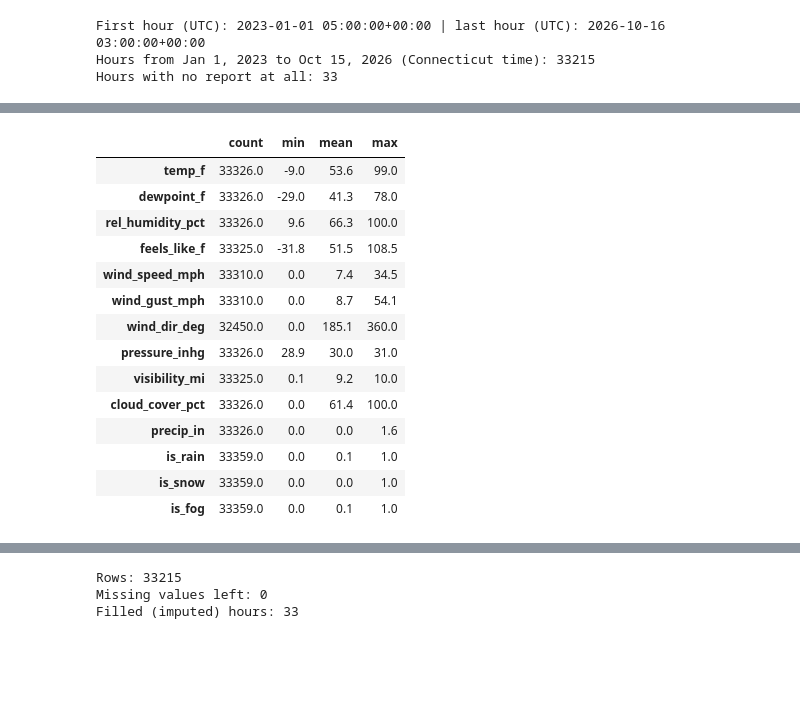
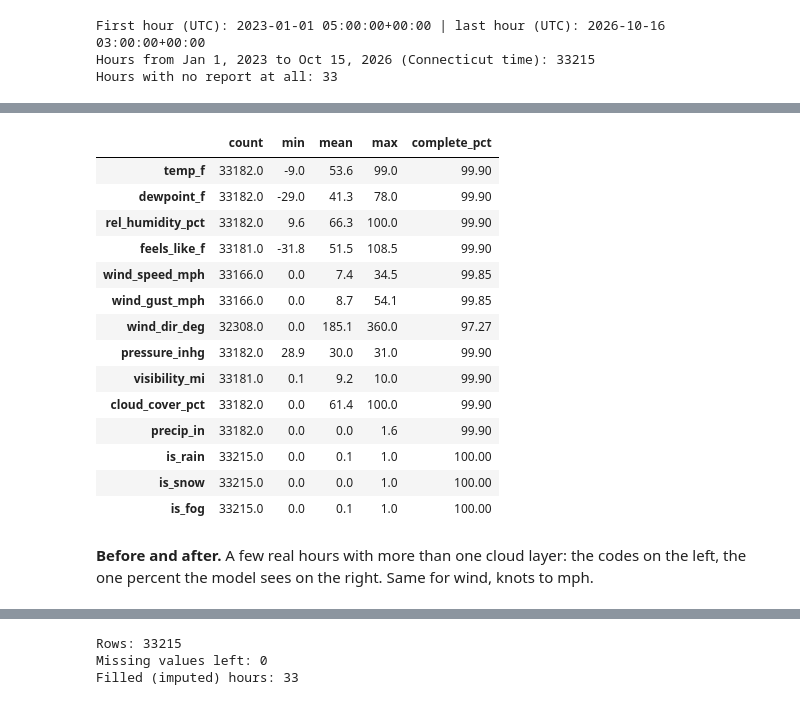
Before and after one commit to drdave-teaching/OPIM5512-notebooks, a Jupyter notebook: Module4/Lab5_Building_the_Training_Data.ipynb, the cells around one changed output, grey strips where cells are left out. Drawn from its saved outputs; the diff is of its cells as text; code cells hidden in the pictures; blank space fills up the shorter version.

```diff
--- a/Module4/Lab5_Building_the_Training_Data.ipynb
+++ b/Module4/Lab5_Building_the_Training_Data.ipynb
@@ -82,0 +109,16 @@ Reports with a 2nd cloud layer: 25610
+# %%
+# Reports per calendar day (Connecticut time). 24 = one routine report per hour.
+per_day = raw.set_index("valid").tz_convert("America/New_York").resample("D").size()
+per_day = per_day.loc["2023-01-01":"2026-10-15"]
+
+fig, ax = plt.subplots(figsize=(11, 3.5))
+ax.plot(per_day.index, per_day.values, linewidth=0.8)
+ax.axhline(24, color="gray", linestyle="--", label="24 = one routine report per hour")
+ax.set_ylabel("Reports that day")
+ax.set_title("Bradley Airport reports per day: the spikes are stormy days")
+ax.legend()
+plt.show()
+
+print("Days with fewer than 24 reports:", int((per_day < 24).sum()), "of", len(per_day))
+print("The five busiest days:")
+per_day.sort_values(ascending=False).head(5)
@@ -82,0 +215,17 @@ Reports with a 2nd cloud layer: 25610
+# %%
+TO_MAP = ["tmpf", "dwpf", "relh", "sknt", "drct", "gust", "p01i", "alti", "vsby", "skyc1", "skyc2", "wxcodes"]
+monthly = raw.set_index("valid")[TO_MAP].notna().resample("MS").mean() * 100
+
+fig, ax = plt.subplots(figsize=(11, 4))
+image = ax.imshow(monthly.T.values, aspect="auto", cmap="viridis", vmin=0, vmax=100)
+ax.set_yticks(range(len(TO_MAP)))
+ax.set_yticklabels(TO_MAP)
+positions = list(range(0, len(monthly), 6))
+labels = []
+for position in positions:
+    labels.append(monthly.index[position].strftime("%b %Y"))
+ax.set_xticks(positions)
+ax.set_xticklabels(labels)
+fig.colorbar(image, label="reports with a value (%)")
+ax.set_title("Completeness by month: steady colors = no broken sensors")
+plt.show()
@@ -135,46 +321,53 @@ To make history and forecast directly comparable, we convert the airport reports
 # Rain: "T" (trace) becomes a tiny amount, not zero, so "it drizzled" is still visible
 hourly["precip_in"] = pd.to_numeric(hourly["p01i"].replace("T", "0.001"), errors="coerce")
 
 # Wind: knots -> mph (1 knot = 1.15078 mph); no gust reported means gust = the wind speed
 KNOTS_TO_MPH = 1.15078
 hourly["wind_speed_mph"] = hourly["sknt"] * KNOTS_TO_MPH
 hourly["wind_gust_mph"] = hourly["gust"].fillna(hourly["sknt"]) * KNOTS_TO_MPH
 
 # Sky: cloud code -> percent of sky covered (the code's eighths of sky, at the middle of each range).
 # A report can list up to 4 layers; the sky is as covered as its THICKEST layer (matches the forecast's "total" cover).
 SKY_PERCENT = {"CLR": 0, "FEW": 19, "SCT": 44, "BKN": 75, "OVC": 100, "VV": 100}
 layers = pd.DataFrame(index=hourly.index)
 for layer in ["skyc1", "skyc2", "skyc3", "skyc4"]:
     layers[layer] = hourly[layer].str.strip().map(SKY_PERCENT)
 hourly["cloud_cover_pct"] = layers.max(axis=1)
 
 # Weather codes -> simple yes/no flags
 codes = hourly["wxcodes"].fillna("")
 hourly["is_rain"] = codes.str.contains("RA|DZ").astype(float)        # rain or drizzle
 hourly["is_snow"] = codes.str.contains("SN|PL|GR|GS").astype(float)  # snow, sleet, hail
 hourly["is_fog"] = codes.str.contains("FG|BR").astype(float)         # fog or mist
 
 RENAME = {"tmpf": "temp_f", "dwpf": "dewpoint_f", "relh": "rel_humidity_pct", "feel": "feels_like_f",
           "drct": "wind_dir_deg", "alti": "pressure_inhg", "vsby": "visibility_mi"}
 weather = hourly.rename(columns=RENAME)
 COLUMNS = ["temp_f", "dewpoint_f", "rel_humidity_pct", "feels_like_f", "wind_speed_mph", "wind_gust_mph",
            "wind_dir_deg", "pressure_inhg", "visibility_mi", "cloud_cover_pct", "precip_in",
            "is_rain", "is_snow", "is_fog", "weather_imputed"]
 weather = weather[COLUMNS]
-weather.describe().T[["count", "min", "mean", "max"]].round(1)
+
+# The summary, with a completeness column: what share of the 33,215 hours has a value (before filling)
+summary = weather.loc[grid].describe().T[["count", "min", "mean", "max"]].round(1)
+summary["complete_pct"] = (100 * summary["count"] / len(grid)).round(2)
+summary
 # %% [output]
-|  | count | min | mean | max |
-| temp_f | 33326.0 | -9.0 | 53.6 | 99.0 |
-| dewpoint_f | 33326.0 | -29.0 | 41.3 | 78.0 |
-| rel_humidity_pct | 33326.0 | 9.6 | 66.3 | 100.0 |
-| feels_like_f | 33325.0 | -31.8 | 51.5 | 108.5 |
-| wind_speed_mph | 33310.0 | 0.0 | 7.4 | 34.5 |
-| wind_gust_mph | 33310.0 | 0.0 | 8.7 | 54.1 |
-| wind_dir_deg | 32450.0 | 0.0 | 185.1 | 360.0 |
-| pressure_inhg | 33326.0 | 28.9 | 30.0 | 31.0 |
-| visibility_mi | 33325.0 | 0.1 | 9.2 | 10.0 |
-| cloud_cover_pct | 33326.0 | 0.0 | 61.4 | 100.0 |
-| precip_in | 33326.0 | 0.0 | 0.0 | 1.6 |
-| is_rain | 33359.0 | 0.0 | 0.1 | 1.0 |
-| is_snow | 33359.0 | 0.0 | 0.0 | 1.0 |
-| is_fog | 33359.0 | 0.0 | 0.1 | 1.0 |
+|  | count | min | mean | max | complete_pct |
+| temp_f | 33182.0 | -9.0 | 53.6 | 99.0 | 99.90 |
+| dewpoint_f | 33182.0 | -29.0 | 41.3 | 78.0 | 99.90 |
+| rel_humidity_pct | 33182.0 | 9.6 | 66.3 | 100.0 | 99.90 |
+| feels_like_f | 33181.0 | -31.8 | 51.5 | 108.5 | 99.90 |
+| wind_speed_mph | 33166.0 | 0.0 | 7.4 | 34.5 | 99.85 |
+| wind_gust_mph | 33166.0 | 0.0 | 8.7 | 54.1 | 99.85 |
+| wind_dir_deg | 32308.0 | 0.0 | 185.1 | 360.0 | 97.27 |
+| pressure_inhg | 33182.0 | 28.9 | 30.0 | 31.0 | 99.90 |
+| visibility_mi | 33181.0 | 0.1 | 9.2 | 10.0 | 99.90 |
+| cloud_cover_pct | 33182.0 | 0.0 | 61.4 | 100.0 | 99.90 |
+| precip_in | 33182.0 | 0.0 | 0.0 | 1.6 | 99.90 |
+| is_rain | 33215.0 | 0.0 | 0.1 | 1.0 | 100.00 |
+| is_snow | 33215.0 | 0.0 | 0.0 | 1.0 | 100.00 |
+| is_fog | 33215.0 | 0.0 | 0.1 | 1.0 | 100.00 |
+# %% [markdown]
+**Before and after.** A few real hours with more than one cloud layer: the codes on the left, the one percent the
+model sees on the right. Same for wind, knots to mph.
```
Also changed, not shown: parts of 55 cells of this notebook.
